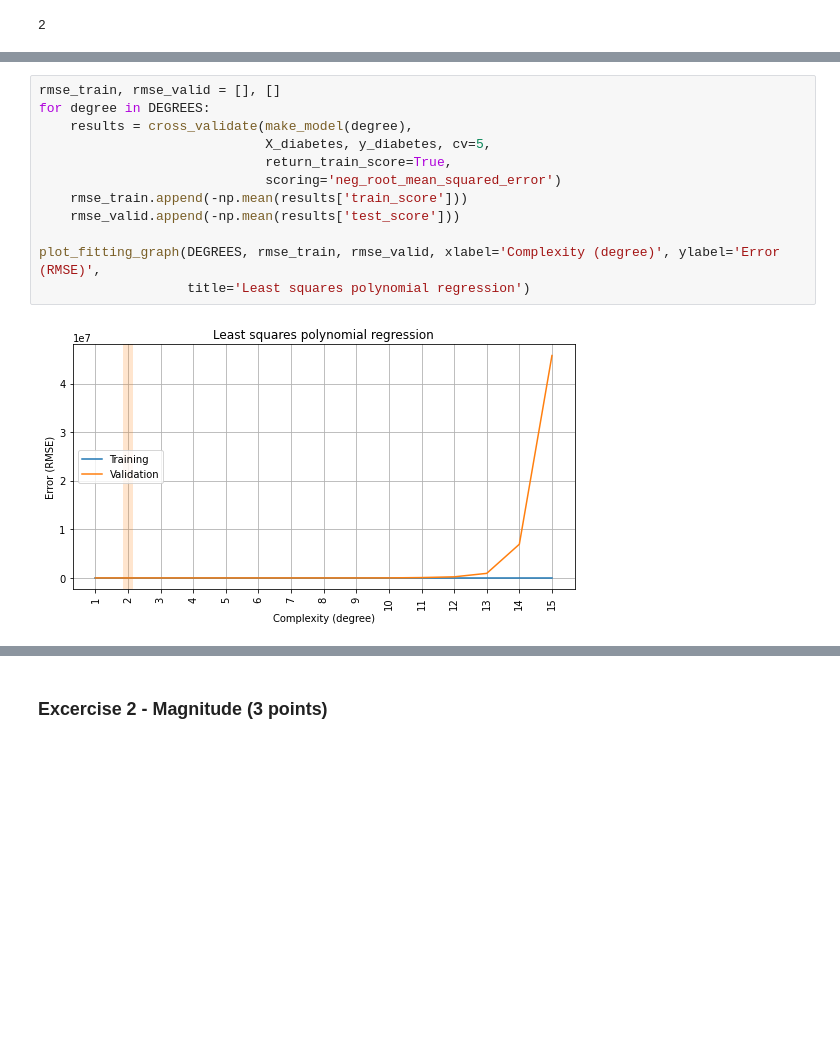
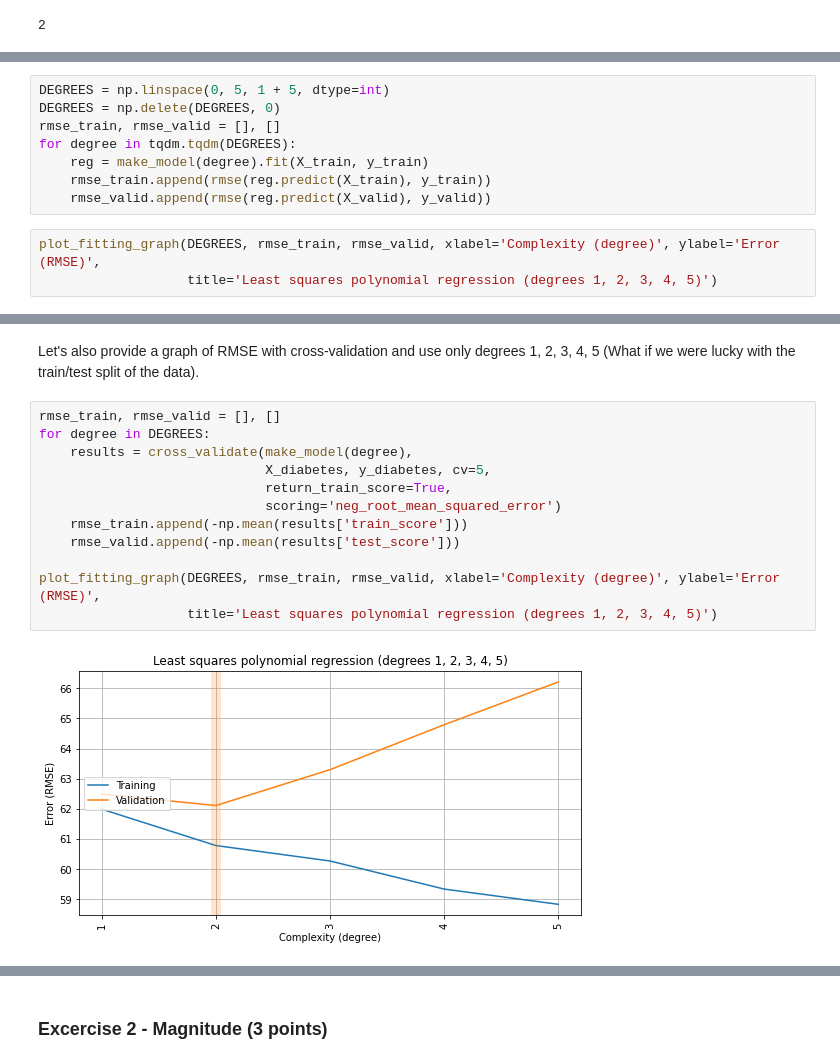
Before and after one commit to drnaida/rsschool-machine-learning-course, a Jupyter notebook: overfitting_regularization.ipynb, the cells around one changed output, grey strips where cells are left out. Saved outputs shown, nothing was run; the diff lists cells and outputs as text; blank space fills up the shorter version.

```diff
--- a/overfitting_regularization.ipynb
+++ b/overfitting_regularization.ipynb
@@ -454,0 +461,11 @@ Code above proves the same about the best degree.
+# %%
+DEGREES = np.linspace(0, 5, 1 + 5, dtype=int)
+DEGREES = np.delete(DEGREES, 0)
+rmse_train, rmse_valid = [], []
+for degree in tqdm.tqdm(DEGREES):
+    reg = make_model(degree).fit(X_train, y_train)
+    rmse_train.append(rmse(reg.predict(X_train), y_train))
+    rmse_valid.append(rmse(reg.predict(X_valid), y_valid))
+# %%
+plot_fitting_graph(DEGREES, rmse_train, rmse_valid, xlabel='Complexity (degree)', ylabel='Error (RMSE)',
+                   title='Least squares polynomial regression (degrees 1, 2, 3, 4, 5)')
@@ -455,14 +474,16 @@ Code above proves the same about the best degree.
+# %% [markdown]
+Let's also provide a graph of RMSE with cross-validation and use only degrees 1, 2, 3, 4, 5 (What if we were lucky with the train/test split of the data).
 # %%
 rmse_train, rmse_valid = [], []
 for degree in DEGREES:
     results = cross_validate(make_model(degree),
                              X_diabetes, y_diabetes, cv=5,
                              return_train_score=True,
                              scoring='neg_root_mean_squared_error')
     rmse_train.append(-np.mean(results['train_score']))
     rmse_valid.append(-np.mean(results['test_score']))
 
 plot_fitting_graph(DEGREES, rmse_train, rmse_valid, xlabel='Complexity (degree)', ylabel='Error (RMSE)',
-                   title='Least squares polynomial regression')
+                   title='Least squares polynomial regression (degrees 1, 2, 3, 4, 5)')
 # %% [output]
-[figure, old version]
+[figure, new version]
```
Also changed, not shown: parts of 34 cells of this notebook.
